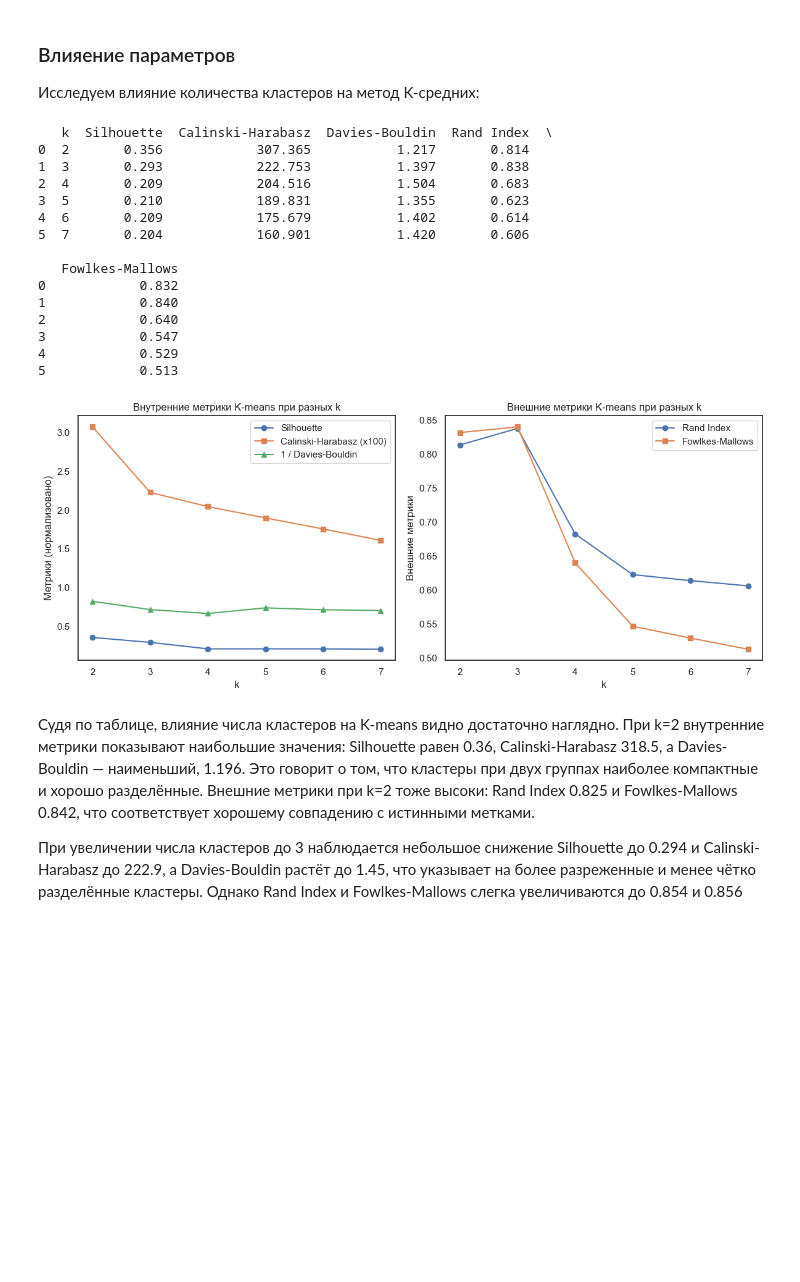
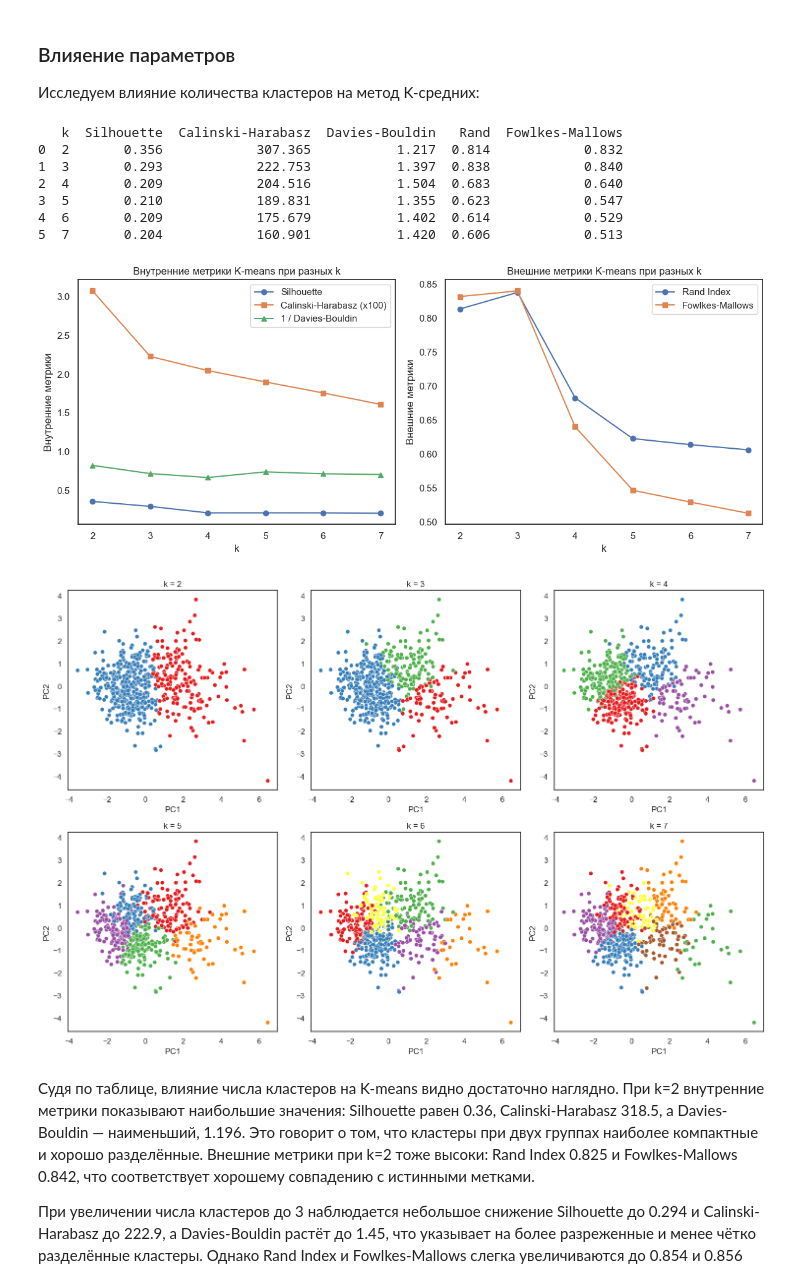
Before and after one commit to alino4ka554/L4_AISystems, a Jupyter notebook: clustering.ipynb, the cells around one changed output. Saved outputs shown, nothing was run; the diff lists cells and outputs as text; code cells hidden in the pictures; blank space fills up the shorter version.

```diff
--- a/clustering.ipynb
+++ b/clustering.ipynb
@@ -410,6 +571,13 @@ plt.show()
 kmeans = KMeans(n_clusters=2, random_state=42)
 labels_kmn = kmeans.fit_predict(df_scaled)
 
-labels_hier = fcluster(Z, 2, criterion='maxclust')
+hier = AgglomerativeClustering(n_clusters=2, linkage='ward', metric='euclidean')
+labels_hier = hier.fit_predict(df_scaled)
+
+def swap_0_and_1(labels):
+    return 1 - np.array(labels)
+
+# Применение
+labels_hier = swap_0_and_1(labels_hier)
 # %%
 import numpy as np
@@ -564,54 +868,73 @@ for k in k_values:
         "Silhouette": sil,
         "Calinski-Harabasz": ch,
         "Davies-Bouldin": db,
-        "Rand Index": ri,
+        "Rand": ri,
         "Fowlkes-Mallows": fm
     })
 
 df_results = pd.DataFrame(results)
 print(df_results.round(3))
 
 
 import matplotlib.pyplot as plt
 
 plt.figure(figsize=(12,5))
 
 plt.subplot(1,2,1)
 plt.plot(df_results["k"], df_results["Silhouette"], marker='o', label='Silhouette')
 plt.plot(df_results["k"], df_results["Calinski-Harabasz"]/100, marker='s', label='Calinski-Harabasz (x100)')
 plt.plot(df_results["k"], 1/df_results["Davies-Bouldin"], marker='^', label='1 / Davies-Bouldin')
 plt.xlabel('k')
-plt.ylabel('Метрики (нормализовано)')
+plt.ylabel('Внутренние метрики')
 plt.title('Внутренние метрики K-means при разных k')
 plt.legend()
 
 plt.subplot(1,2,2)
-plt.plot(df_results["k"], df_results["Rand Index"], marker='o', label='Rand Index')
+plt.plot(df_results["k"], df_results["Rand"], marker='o', label='Rand Index')
 plt.plot(df_results["k"], df_results["Fowlkes-Mallows"], marker='s', label='Fowlkes-Mallows')
 plt.xlabel('k')
 plt.ylabel('Внешние метрики')
 plt.title('Внешние метрики K-means при разных k')
 plt.legend()
 
 plt.tight_layout()
 plt.show()
+
+pca = PCA(n_components=2)
+X_pca = pca.fit_transform(X_scaled)
+
+k_values = range(2, 8)  # можно увеличить, например до 8
+fig, axes = plt.subplots(2, 3, figsize=(15, 10))  # 2 строки, 3 столбца
+
+for i, k in enumerate(k_values):
+    km = KMeans(n_clusters=k, n_init=10, random_state=42)
+    labels = km.fit_predict(X_scaled)
+
+    ax = axes[i // 3, i % 3]  # выбираем подграфик по индексу
+    sns.scatterplot(
+        x=X_pca[:, 0],
+        y=X_pca[:, 1],
+        hue=labels,
+        palette='Set1',
+        ax=ax,
+        legend=False
+    )
+    ax.set_title(f'k = {k}')
+    ax.set_xlabel('PC1')
+    ax.set_ylabel('PC2')
+
+plt.tight_layout()
+plt.show()
 # %% [output]
-   k  Silhouette  Calinski-Harabasz  Davies-Bouldin  Rand Index  \
-0  2       0.356            307.365           1.217       0.814
-1  3       0.293            222.753           1.397       0.838
-2  4       0.209            204.516           1.504       0.683
-3  5       0.210            189.831           1.355       0.623
-4  6       0.209            175.679           1.402       0.614
-5  7       0.204            160.901           1.420       0.606
-
-   Fowlkes-Mallows
-0            0.832
-1            0.840
-2            0.640
-3            0.547
-4            0.529
-5            0.513
+   k  Silhouette  Calinski-Harabasz  Davies-Bouldin   Rand  Fowlkes-Mallows
+0  2       0.356            307.365           1.217  0.814            0.832
+1  3       0.293            222.753           1.397  0.838            0.840
+2  4       0.209            204.516           1.504  0.683            0.640
+3  5       0.210            189.831           1.355  0.623            0.547
+4  6       0.209            175.679           1.402  0.614            0.529
+5  7       0.204            160.901           1.420  0.606            0.513
-[figure, old version]
+[figure, new version]
+[figure, added]
 # %% [markdown]
 Судя по таблице, влияние числа кластеров на K-means видно достаточно наглядно. При k=2
 внутренние метрики показывают наибольшие значения: Silhouette равен 0.36, Calinski-Harabasz 318.5, а Davies-Bouldin — наименьший, 1.196. Это говорит о том, что кластеры при двух группах наиболее компактные и хорошо разделённые. Внешние метрики при k=2 тоже высоки: Rand Index 0.825 и Fowlkes-Mallows 0.842, что соответствует хорошему совпадению с истинными метками.
```
Also changed, not shown: parts of 15 cells of this notebook.
